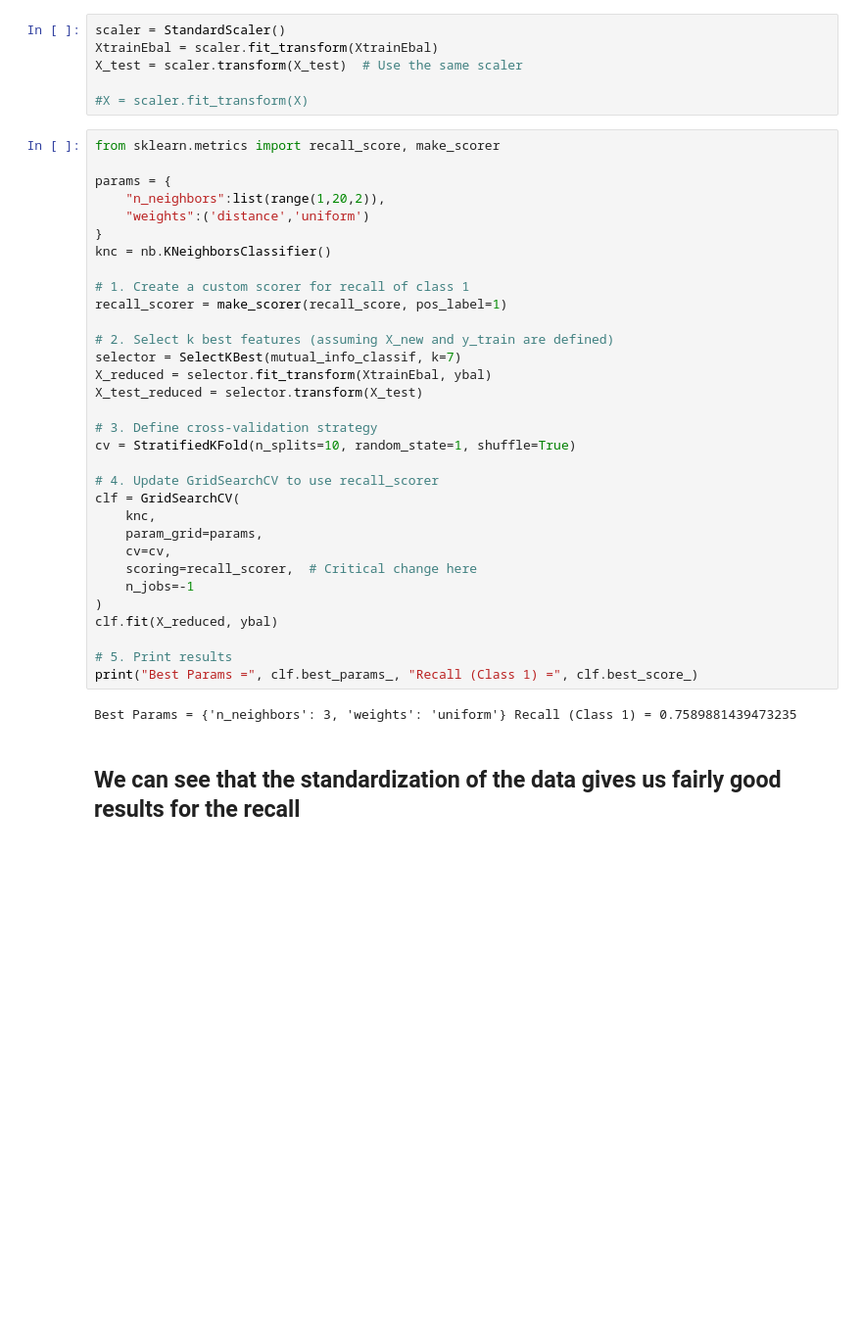
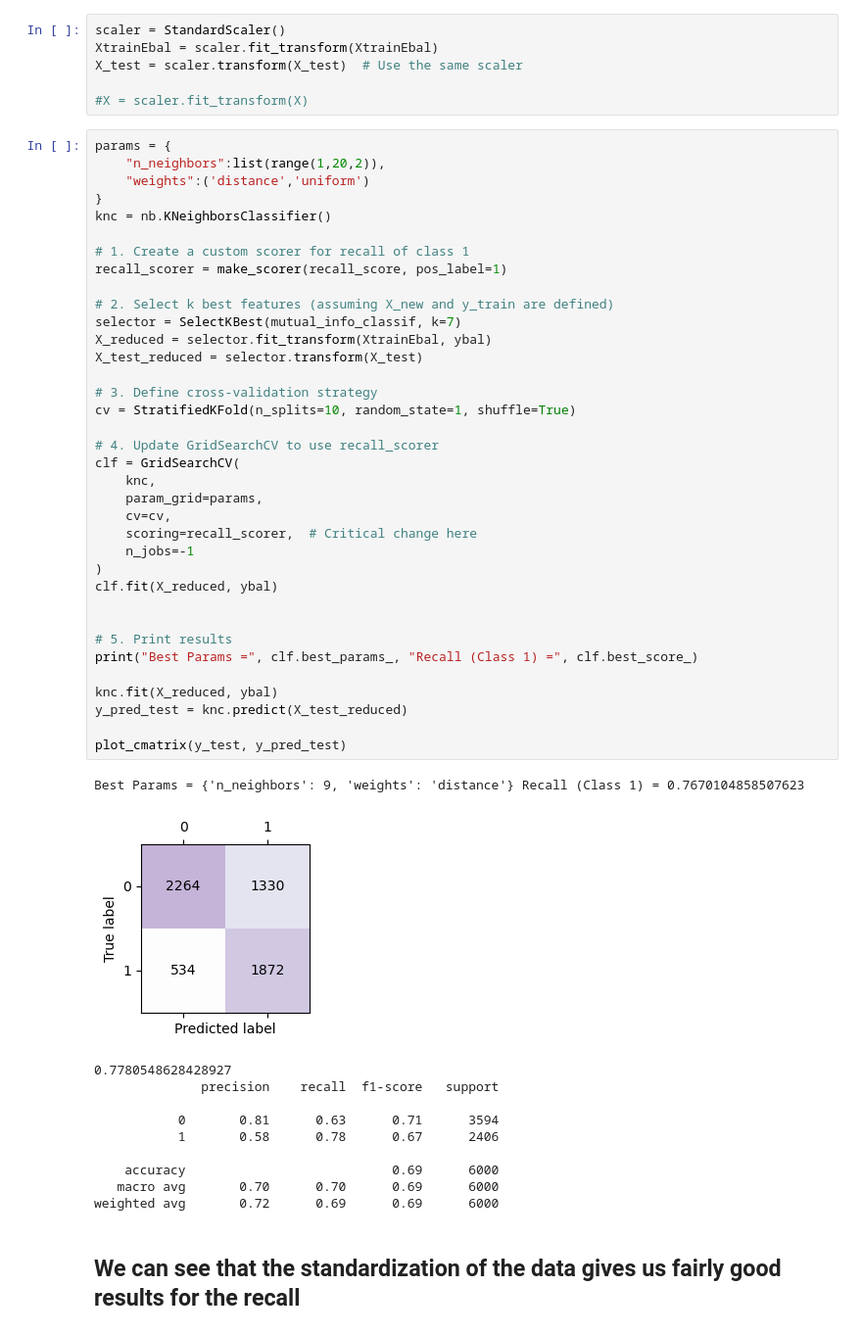
Before and after one commit to alexlafuente/heart_attack_prediction_md, a Jupyter notebook: Preprocessing(balancing_preparation_feature_selection).ipynb, the cells around one changed output. Shown at 98% size. Cells and saved outputs as stored; diff of their text form; blank space fills up the shorter version.

```diff
--- a/Preprocessing(balancing_preparation_feature_selection).ipynb
+++ b/Preprocessing(balancing_preparation_feature_selection).ipynb
@@ -313,39 +317,53 @@ X_test = scaler.transform(X_test)  # Use the same scaler
 
 #X = scaler.fit_transform(X)
 # %%
-from sklearn.metrics import recall_score, make_scorer
-
 params = {
     "n_neighbors":list(range(1,20,2)),
     "weights":('distance','uniform')
 }
 knc = nb.KNeighborsClassifier()
 
 # 1. Create a custom scorer for recall of class 1
 recall_scorer = make_scorer(recall_score, pos_label=1)
 
 # 2. Select k best features (assuming X_new and y_train are defined)
 selector = SelectKBest(mutual_info_classif, k=7)
 X_reduced = selector.fit_transform(XtrainEbal, ybal)
 X_test_reduced = selector.transform(X_test)
 
 # 3. Define cross-validation strategy
 cv = StratifiedKFold(n_splits=10, random_state=1, shuffle=True)
 
 # 4. Update GridSearchCV to use recall_scorer
 clf = GridSearchCV(
     knc,
     param_grid=params,
     cv=cv,
     scoring=recall_scorer,  # Critical change here
     n_jobs=-1
 )
 clf.fit(X_reduced, ybal)
 
+
 # 5. Print results
 print("Best Params =", clf.best_params_, "Recall (Class 1) =", clf.best_score_)
+
+knc.fit(X_reduced, ybal)
+y_pred_test = knc.predict(X_test_reduced)
+
+plot_cmatrix(y_test, y_pred_test)
 # %% [output]
-Best Params = {'n_neighbors': 3, 'weights': 'uniform'} Recall (Class 1) = 0.7589881439473235
+Best Params = {'n_neighbors': 9, 'weights': 'distance'} Recall (Class 1) = 0.7670104858507623
+[figure, added]
+0.7780548628428927
+              precision    recall  f1-score   support
+
+           0       0.81      0.63      0.71      3594
+           1       0.58      0.78      0.67      2406
+
+    accuracy                           0.69      6000
+   macro avg       0.70      0.70      0.69      6000
+weighted avg       0.72      0.69      0.69      6000
 # %% [markdown]
 ## We can see that the standardization of the data gives us fairly good results for the recall
 # %%
```
Also changed, not shown: parts of 19 cells of this notebook.
